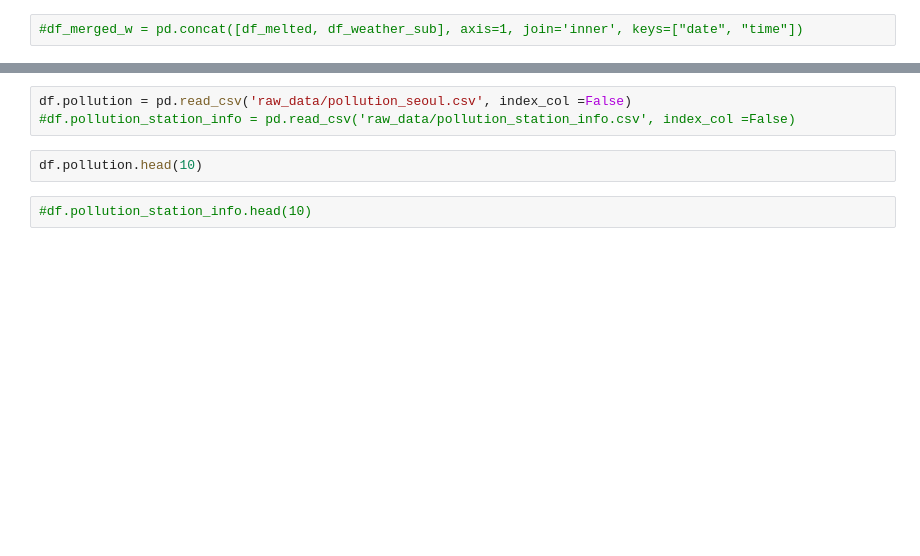
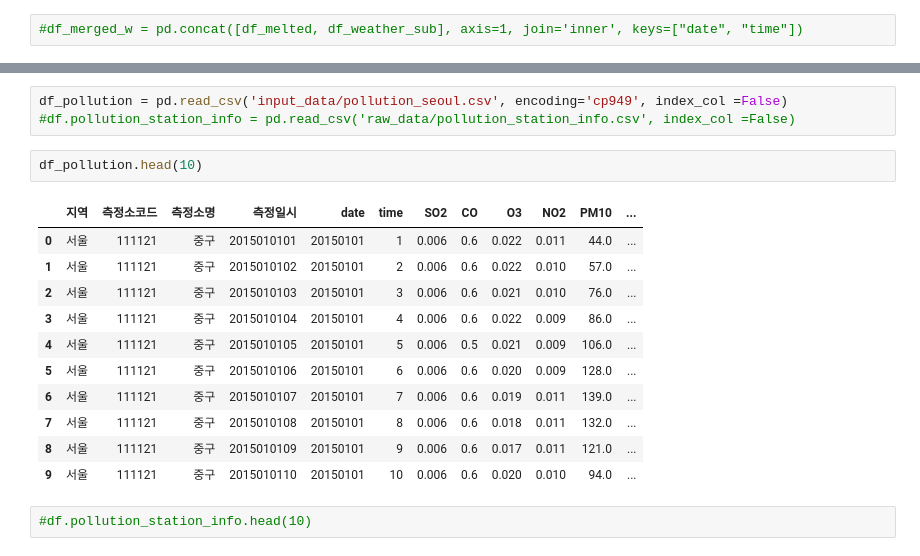
Before and after one commit to keibigdata/outside_activity_prediction, a Jupyter notebook: subway_station_processing.ipynb, the cells around one changed output, grey strips where cells are left out. Drawn from its saved outputs; the diff is of its cells as text; blank space fills up the shorter version.

```diff
--- a/subway_station_processing.ipynb
+++ b/subway_station_processing.ipynb
@@ -354,8 +354,20 @@ df_merged_w.head(20)
 # %%
-df.pollution = pd.read_csv('raw_data/pollution_seoul.csv', index_col =False)
+df_pollution = pd.read_csv('input_data/pollution_seoul.csv', encoding='cp949', index_col =False)
 #df.pollution_station_info = pd.read_csv('raw_data/pollution_station_info.csv', index_col =False)
 # %%
-df.pollution.head(10)
+df_pollution.head(10)
+# %% [output]
+|  | 지역 | 측정소코드 | 측정소명 | 측정일시 | date | time | SO2 | CO | O3 | NO2 | PM10 | ... |
+| 0 | 서울 | 111121 | 중구 | 2015010101 | 20150101 | 1 | 0.006 | 0.6 | 0.022 | 0.011 | 44.0 | ... |
+| 1 | 서울 | 111121 | 중구 | 2015010102 | 20150101 | 2 | 0.006 | 0.6 | 0.022 | 0.010 | 57.0 | ... |
+| 2 | 서울 | 111121 | 중구 | 2015010103 | 20150101 | 3 | 0.006 | 0.6 | 0.021 | 0.010 | 76.0 | ... |
+| 3 | 서울 | 111121 | 중구 | 2015010104 | 20150101 | 4 | 0.006 | 0.6 | 0.022 | 0.009 | 86.0 | ... |
+| 4 | 서울 | 111121 | 중구 | 2015010105 | 20150101 | 5 | 0.006 | 0.5 | 0.021 | 0.009 | 106.0 | ... |
+| 5 | 서울 | 111121 | 중구 | 2015010106 | 20150101 | 6 | 0.006 | 0.6 | 0.020 | 0.009 | 128.0 | ... |
+| 6 | 서울 | 111121 | 중구 | 2015010107 | 20150101 | 7 | 0.006 | 0.6 | 0.019 | 0.011 | 139.0 | ... |
+| 7 | 서울 | 111121 | 중구 | 2015010108 | 20150101 | 8 | 0.006 | 0.6 | 0.018 | 0.011 | 132.0 | ... |
+| 8 | 서울 | 111121 | 중구 | 2015010109 | 20150101 | 9 | 0.006 | 0.6 | 0.017 | 0.011 | 121.0 | ... |
+| 9 | 서울 | 111121 | 중구 | 2015010110 | 20150101 | 10 | 0.006 | 0.6 | 0.020 | 0.010 | 94.0 | ... |
 # %%
 #df.pollution_station_info.head(10)
 # %%
```
Also changed, not shown: parts of 34 cells of this notebook, 1 other file.
